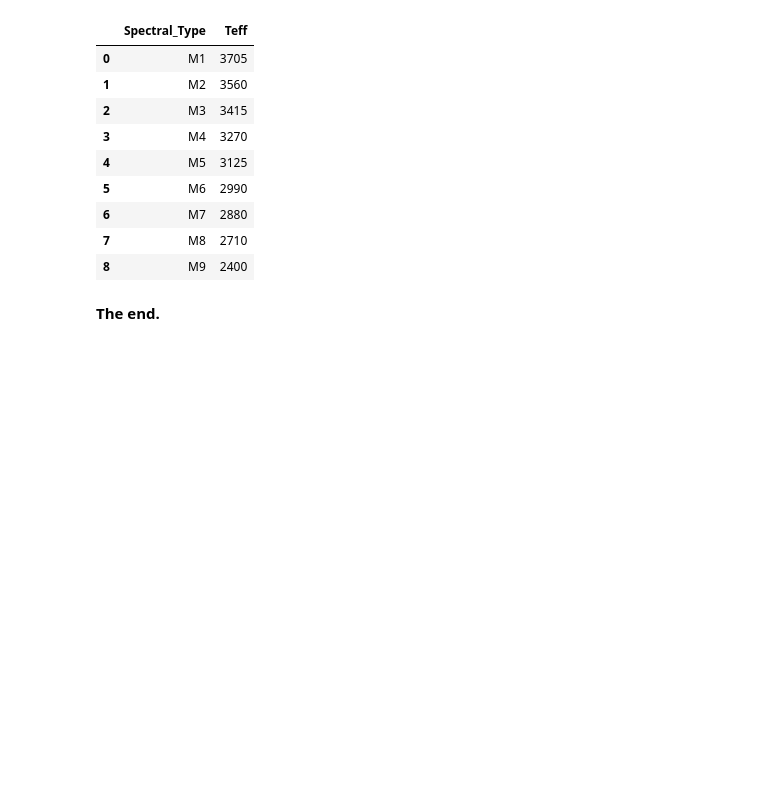
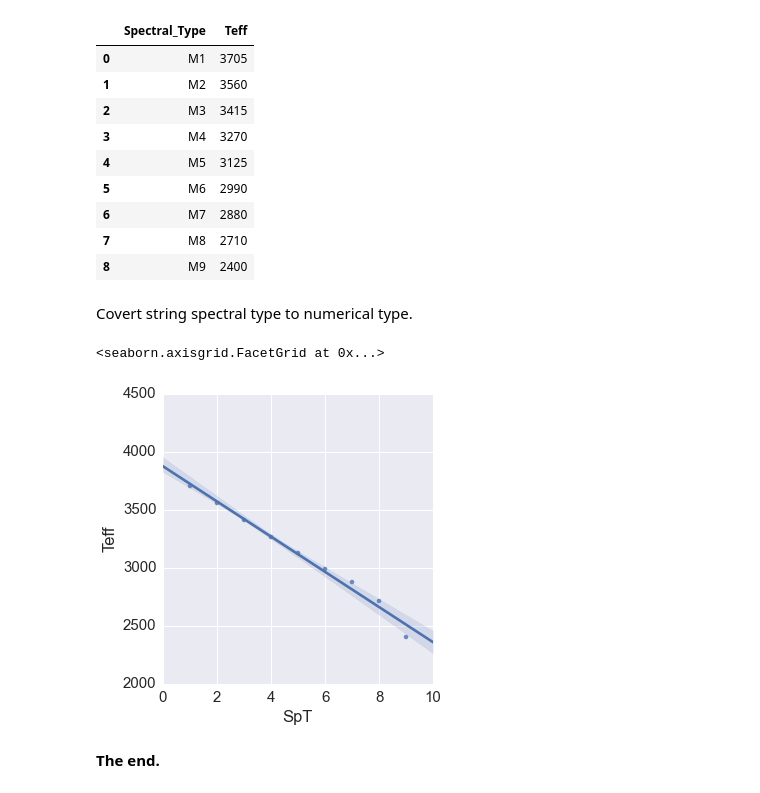
Before and after one commit to BrownDwarf/ApJdataFrames, a Jupyter notebook: notebooks/Luhman2003.ipynb, the cells around one changed output. Saved outputs shown, nothing was run; the diff lists cells and outputs as text; code cells hidden in the pictures; blank space fills up the shorter version.

```diff
--- a/notebooks/Luhman2003.ipynb
+++ b/notebooks/Luhman2003.ipynb
@@ -149,5 +149,15 @@ tbl8
 | 6 | M7 | 2880 |
 | 7 | M8 | 2710 |
 | 8 | M9 | 2400 |
+# %% [markdown]
+Covert string spectral type to numerical type.
+# %%
+import gully_custom
+tbl8["SpT"] = gully_custom.specType(tbl8.Spectral_Type)
+# %%
+sns.lmplot("SpT", "Teff", tbl8)
+# %% [output]
+<seaborn.axisgrid.FacetGrid at 0x...>
+[figure, added]
 # %% [markdown]
 **The end.**
```
